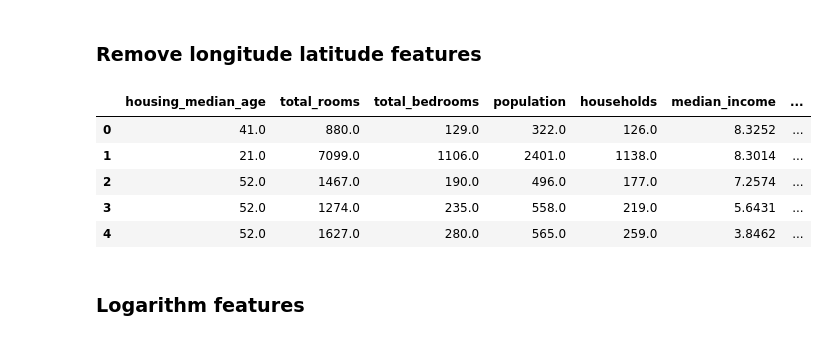
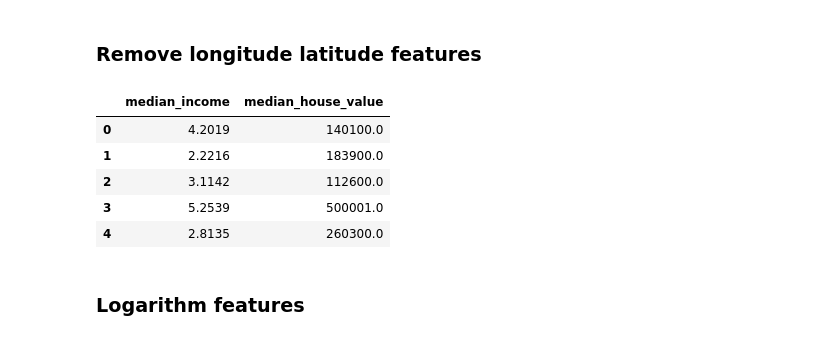
Before and after one commit to HussenAH/MachineLearningLab_FinalProject, a Jupyter notebook: HousePricePrediction/House_Price_Prediction.ipynb, the cells around one changed output. Cells and saved outputs as stored; diff of their text form; code cells hidden in the pictures.

```diff
--- a/HousePricePrediction/House_Price_Prediction.ipynb
+++ b/HousePricePrediction/House_Price_Prediction.ipynb
@@ -95,0 +128,19 @@ Report /content/drive/MyDrive/CS.Haifa/MSc/MLLAB/House_Price_Prediction/report.h
+# %%
+total_bedrooms_miss_idx = []
+for index, row in df[df['total_bedrooms'].isnull()].iterrows():
+  total_bedrooms_miss_idx.append(index)
+
+df= df.drop(total_bedrooms_miss_idx)
+# %%
+total_bedrooms_miss_idx = []
+for index, row in df[df['Road'].isnull()].iterrows():
+  total_bedrooms_miss_idx.append(index)
+
+df= df.drop(total_bedrooms_miss_idx)
+# %%
+total_bedrooms_miss_idx = []
+for index, row in df[df['County'].isnull()].iterrows():
+  total_bedrooms_miss_idx.append(index)
+
+df= df.drop(total_bedrooms_miss_idx)
+total_bedrooms_miss_idx
@@ -182,7 +261,9 @@ str(datetime.timedelta(seconds=t_sec))
 ### Load a pickle file
 # %%
 #load a pickle module
-loc_update2 = pickle.load(open(_folder_dir + _pickle + '.pickle' ,"rb"))
+#loc_update2 = pickle.load(open(_folder_dir + _pickle + '.pickle' ,"rb"))
+
+loc_update2 = pickle.load(open('/content/drive/MyDrive/CS.Haifa/MSc/MLLAB/House_Price_Prediction/loc_update_3.pickle' ,"rb"))
 # loc = pd.DataFrame(loc_update2)
 # %%
 # add new features to dataframe
@@ -442,15 +529,15 @@ Report /content/drive/MyDrive/CS.Haifa/MSc/MLLAB/House_Price_Prediction/reports/
 # %%
 #drop latitude and londitude
 
-df = df.drop(labels=["longitude",	"latitude"],axis=1) # to remove columns
+df = df.drop(labels=['longitude','latitude','housing_median_age','total_rooms','total_bedrooms','population','households','ocean_proximity','County','Road'],axis=1) # to remove columns
 df.head()
 # %% [output]
-|  | housing_median_age | total_rooms | total_bedrooms | population | households | median_income | ... |
-| 0 | 41.0 | 880.0 | 129.0 | 322.0 | 126.0 | 8.3252 | ... |
-| 1 | 21.0 | 7099.0 | 1106.0 | 2401.0 | 1138.0 | 8.3014 | ... |
-| 2 | 52.0 | 1467.0 | 190.0 | 496.0 | 177.0 | 7.2574 | ... |
-| 3 | 52.0 | 1274.0 | 235.0 | 558.0 | 219.0 | 5.6431 | ... |
-| 4 | 52.0 | 1627.0 | 280.0 | 565.0 | 259.0 | 3.8462 | ... |
+|  | median_income | median_house_value |
+| 0 | 4.2019 | 140100.0 |
+| 1 | 2.2216 | 183900.0 |
+| 2 | 3.1142 | 112600.0 |
+| 3 | 5.2539 | 500001.0 |
+| 4 | 2.8135 | 260300.0 |
 # %% [markdown]
 ### Logarithm features
 # %%
```
Also changed, not shown: parts of 39 cells of this notebook, 5 other files.
